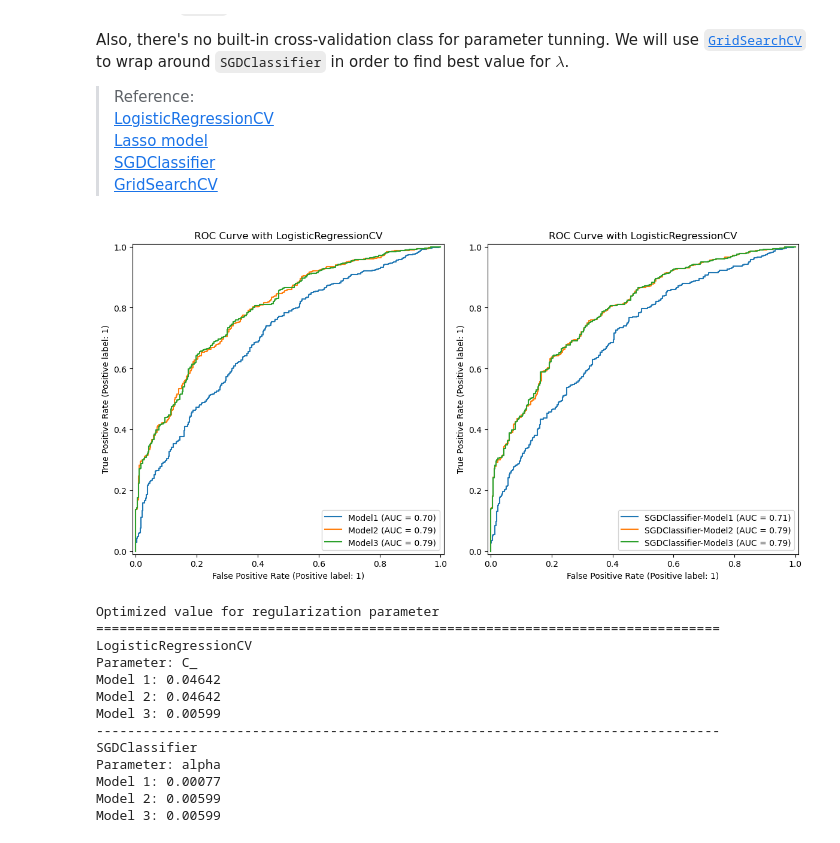
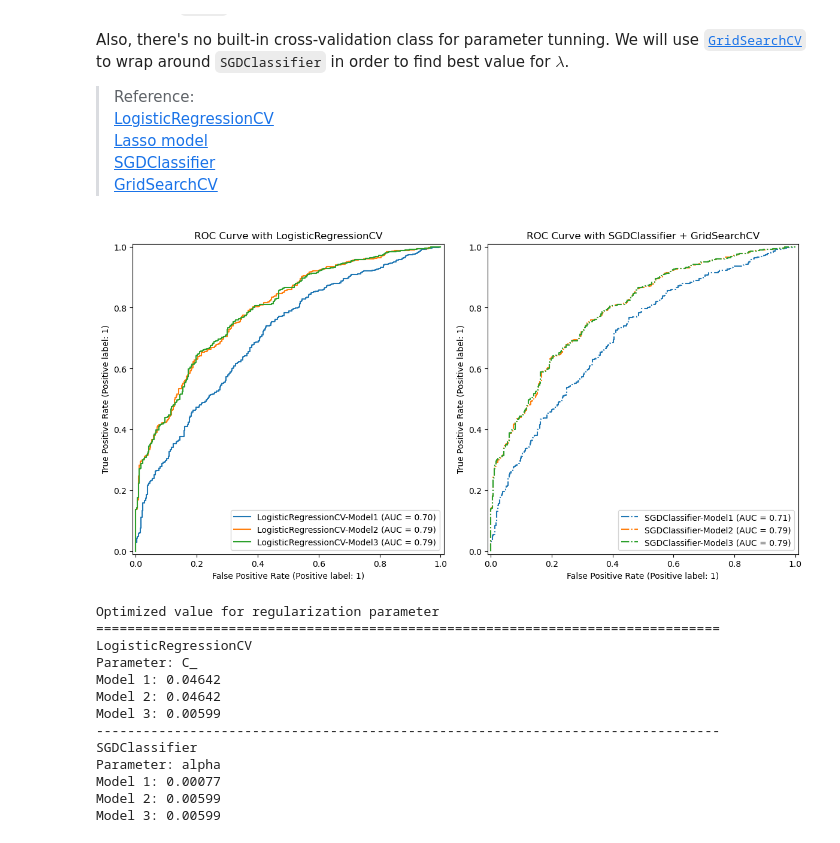
Before and after one commit to khuongdb/ensai-ml-computer-lab, a Jupyter notebook: ml-labs-Ba-Khuong-Dang.ipynb, the cells around one changed output. Drawn from its saved outputs; the diff is of its cells as text; code cells hidden in the pictures.

```diff
--- a/ml-labs-Ba-Khuong-Dang.ipynb
+++ b/ml-labs-Ba-Khuong-Dang.ipynb
@@ -1267,20 +1294,20 @@ from sklearn.preprocessing import PolynomialFeatures
 X, Y = generate_data(seed=100, n=5000, p=8)
 
 # Model 1 Data:
-X_train, X_test, Y_train, Y_test = train_test_split(
+X_train_1, X_test_1, Y_train, Y_test = train_test_split(
     X, Y, test_size=0.2, random_state=10
 )
 
 # Model 2 Data:
-X_train_2, X_test_2 = np.hstack((X_train, X_train**2)), np.hstack((X_test, X_test**2))
+X_train_2, X_test_2 = np.hstack((X_train_1, X_train_1**2)), np.hstack((X_test_1, X_test_1**2))
 
 # Model 3 Data:
 poly = PolynomialFeatures(degree=2, include_bias=False)
-X_train_3, X_test_3 = poly.fit_transform(X_train), poly.fit_transform(X_test)
+X_train_3, X_test_3 = poly.fit_transform(X_train_1), poly.fit_transform(X_test_1)
 
 # Final dataset
-X_trains = (X_train, X_train_2, X_train_3)
-X_tests = (X_test, X_test_2, X_test_3)
+X_trains = (X_train_1, X_train_2, X_train_3)
+X_tests = (X_test_1, X_test_2, X_test_3)
 
 for i, (X_train_, X_test_) in enumerate(zip(X_trains, X_tests), start=1):
     print(f"Model {i}")
@@ -1359,7 +1386,9 @@ for i, (X_train_, X_test_) in enumerate(zip(X_trains, X_tests), start=1):
         scoring="accuracy",
     ).fit(X_train_, Y_train)
     models.append(model)
-    RocCurveDisplay.from_estimator(model, X_test_, Y_test, ax=axs[0], name=f"Model{i}")
+    RocCurveDisplay.from_estimator(
+        model, X_test_, Y_test, ax=axs[0], name=f"{model.__class__.__name__}-Model{i}"
+    )
 
 axs[0].set_title("ROC Curve with LogisticRegressionCV")
 
@@ -1372,35 +1401,36 @@ param_grid = {"alpha": np.logspace(-4, 4, 10)}
 
 # SGD Classifier
 sgd_clf = SGDClassifier(
     loss="log_loss",
     penalty="l1",
     random_state=123,
     max_iter=1000,
     learning_rate="optimal",
 )
 
 models_sgd = []
 
 # Using GridsearchCV for 3 models
 for i, (X_train_, X_test_) in enumerate(zip(X_trains, X_tests), start=1):
     model = GridSearchCV(sgd_clf, param_grid, cv=10, scoring="accuracy").fit(
         X_train_, Y_train
     )
     models_sgd.append(model)
     RocCurveDisplay.from_estimator(
         model.best_estimator_,
         X_test_,
         Y_test,
         ax=axs[1],
         name=f"SGDClassifier-Model{i}",
+        linestyle="-."
     )
 
-axs[1].set_title("ROC Curve with LogisticRegressionCV")
+axs[1].set_title("ROC Curve with SGDClassifier + GridSearchCV")
 
 plt.tight_layout()
 plt.show()
 # %% [output]
-[figure, old version]
+[figure, new version]
 # %%
 print("Optimized value for regularization parameter")
 print("=" * 80)
```
Also changed, not shown: parts of 11 cells of this notebook, 1 other file.
